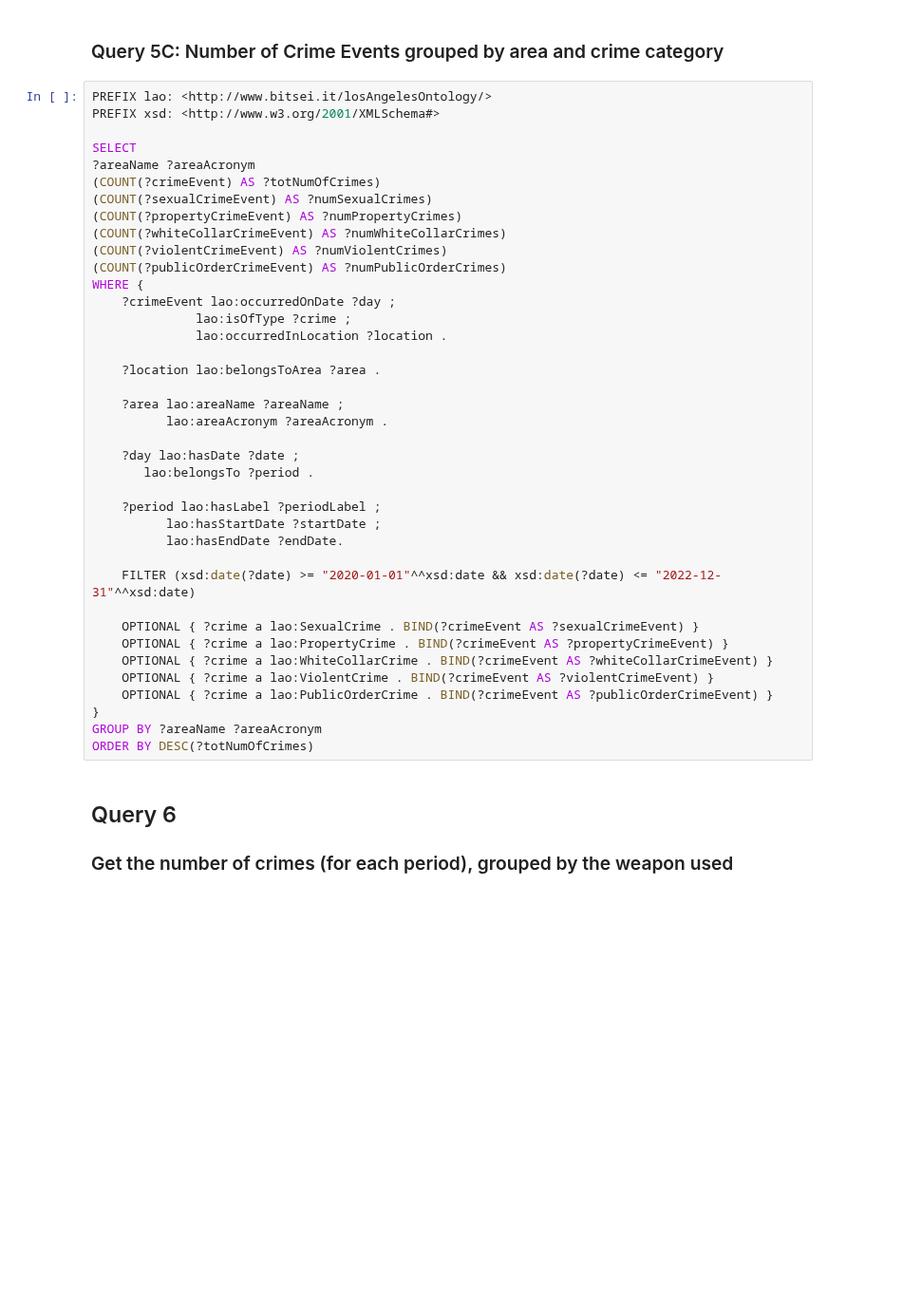
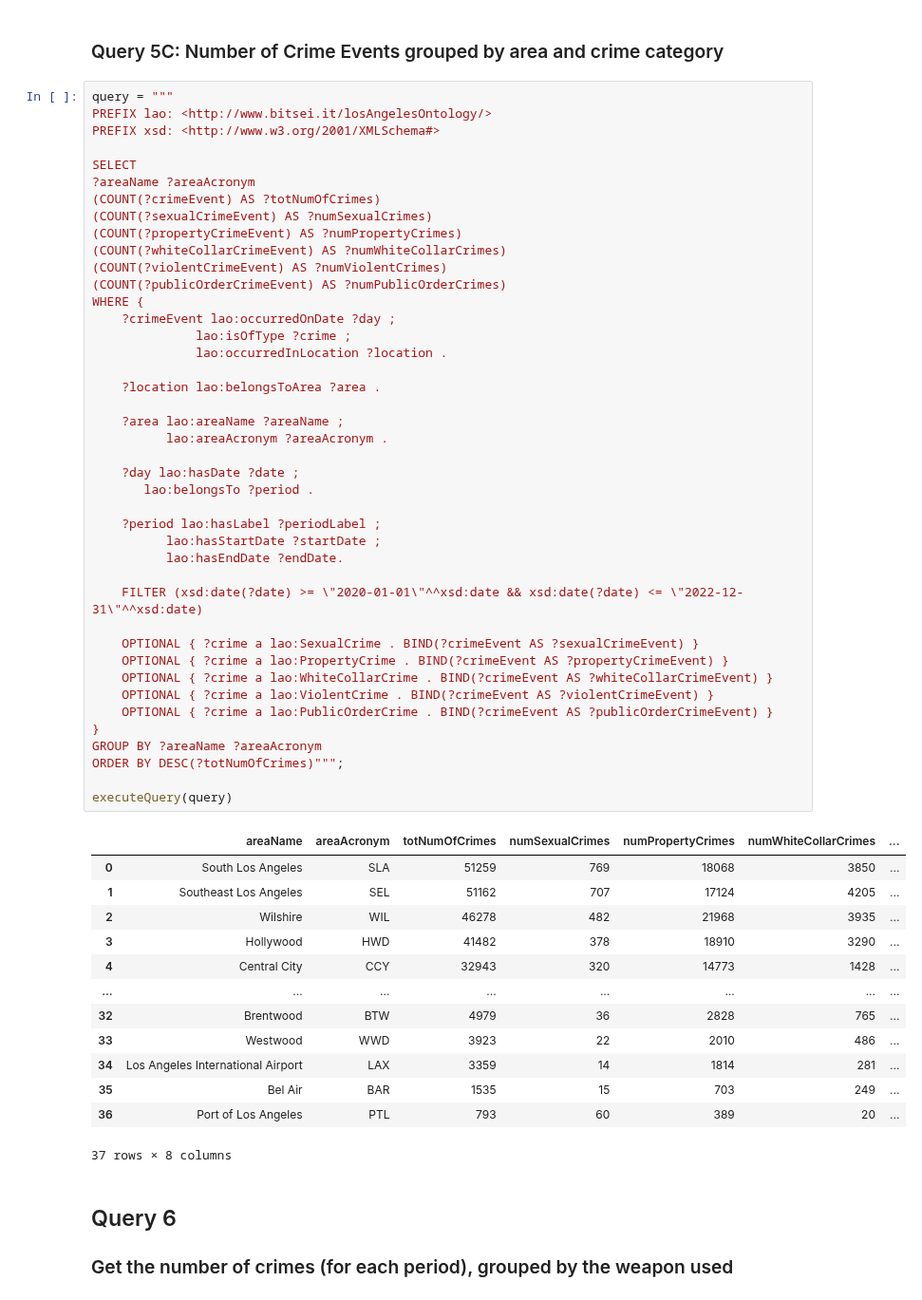
Before and after one commit to mircocazzaro/bitsei-db2-unipd, a Jupyter notebook: queries/BitseiQueries.ipynb, the cells around one changed output. Shown at 95% size. Drawn from its saved outputs; the diff is of its cells as text; blank space fills up the shorter version.

```diff
--- a/queries/BitseiQueries.ipynb
+++ b/queries/BitseiQueries.ipynb
@@ -589,6 +955,7 @@ ORDER BY (?startDate)
 # %% [markdown]
 ### Query 5C: Number of Crime Events grouped by area and crime category
 # %%
+query = """
 PREFIX lao: <http://www.bitsei.it/losAngelesOntology/>
 PREFIX xsd: <http://www.w3.org/2001/XMLSchema#>
 
@@ -598,35 +965,51 @@ SELECT
 (COUNT(?sexualCrimeEvent) AS ?numSexualCrimes)
 (COUNT(?propertyCrimeEvent) AS ?numPropertyCrimes)
 (COUNT(?whiteCollarCrimeEvent) AS ?numWhiteCollarCrimes)
 (COUNT(?violentCrimeEvent) AS ?numViolentCrimes)
 (COUNT(?publicOrderCrimeEvent) AS ?numPublicOrderCrimes)
 WHERE {
     ?crimeEvent lao:occurredOnDate ?day ;
               lao:isOfType ?crime ;
               lao:occurredInLocation ?location .
 
     ?location lao:belongsToArea ?area .
 
     ?area lao:areaName ?areaName ;
           lao:areaAcronym ?areaAcronym .
 
     ?day lao:hasDate ?date ;
        lao:belongsTo ?period .
 
     ?period lao:hasLabel ?periodLabel ;
           lao:hasStartDate ?startDate ;
           lao:hasEndDate ?endDate.
 
-    FILTER (xsd:date(?date) >= "2020-01-01"^^xsd:date && xsd:date(?date) <= "2022-12-31"^^xsd:date)
+    FILTER (xsd:date(?date) >= \"2020-01-01\"^^xsd:date && xsd:date(?date) <= \"2022-12-31\"^^xsd:date)
 
     OPTIONAL { ?crime a lao:SexualCrime . BIND(?crimeEvent AS ?sexualCrimeEvent) }
     OPTIONAL { ?crime a lao:PropertyCrime . BIND(?crimeEvent AS ?propertyCrimeEvent) }
     OPTIONAL { ?crime a lao:WhiteCollarCrime . BIND(?crimeEvent AS ?whiteCollarCrimeEvent) }
     OPTIONAL { ?crime a lao:ViolentCrime . BIND(?crimeEvent AS ?violentCrimeEvent) }
     OPTIONAL { ?crime a lao:PublicOrderCrime . BIND(?crimeEvent AS ?publicOrderCrimeEvent) }
 }
 GROUP BY ?areaName ?areaAcronym
-ORDER BY DESC(?totNumOfCrimes)
+ORDER BY DESC(?totNumOfCrimes)""";
+
+executeQuery(query)
+# %% [output]
+|  | areaName | areaAcronym | totNumOfCrimes | numSexualCrimes | numPropertyCrimes | numWhiteCollarCrimes | ... |
+| 0 | South Los Angeles | SLA | 51259 | 769 | 18068 | 3850 | ... |
+| 1 | Southeast Los Angeles | SEL | 51162 | 707 | 17124 | 4205 | ... |
+| 2 | Wilshire | WIL | 46278 | 482 | 21968 | 3935 | ... |
+| 3 | Hollywood | HWD | 41482 | 378 | 18910 | 3290 | ... |
+| 4 | Central City | CCY | 32943 | 320 | 14773 | 1428 | ... |
+| ... | ... | ... | ... | ... | ... | ... | ... |
+| 32 | Brentwood | BTW | 4979 | 36 | 2828 | 765 | ... |
+| 33 | Westwood | WWD | 3923 | 22 | 2010 | 486 | ... |
+| 34 | Los Angeles International Airport | LAX | 3359 | 14 | 1814 | 281 | ... |
+| 35 | Bel Air | BAR | 1535 | 15 | 703 | 249 | ... |
+| 36 | Port of Los Angeles | PTL | 793 | 60 | 389 | 20 | ... |
+37 rows × 8 columns
 # %% [markdown]
 ## Query 6
 ### Get the number of crimes (for each period), grouped by the weapon used
```
Also changed, not shown: parts of 26 cells of this notebook.
